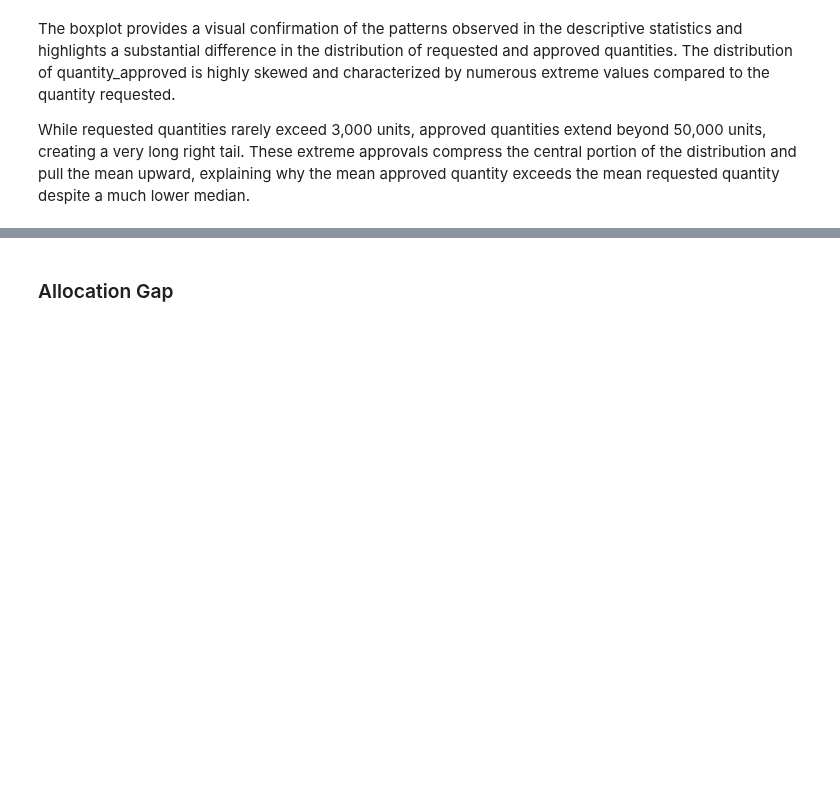
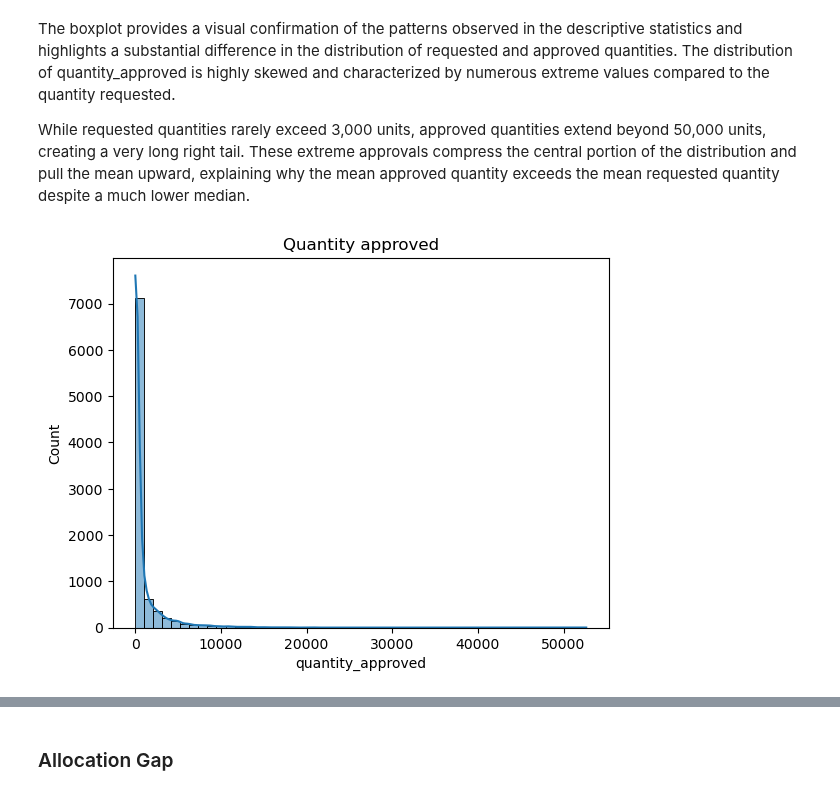
Before and after one commit to gerard-bisama/data-analytics-project, a Jupyter notebook: eda/eda_test_qty.ipynb, the cells around one changed output, grey strips where cells are left out. Drawn from its saved outputs; the diff is of its cells as text; code cells hidden in the pictures; blank space fills up the shorter version.

```diff
--- a/eda/eda_test_qty.ipynb
+++ b/eda/eda_test_qty.ipynb
@@ -233,3 +233,9 @@ plt.show()
 The boxplot provides a visual confirmation of the patterns observed in the descriptive statistics and highlights a substantial difference in the distribution of requested and approved quantities. The distribution of quantity_approved is highly skewed and characterized by numerous extreme values compared to the quantity requested.
 
 While requested quantities rarely exceed 3,000 units, approved quantities extend beyond 50,000 units, creating a very long right tail. These extreme approvals compress the central portion of the distribution and pull the mean upward, explaining why the mean approved quantity exceeds the mean requested quantity despite a much lower median.
+# %%
+sns.histplot(df_analysis_quantities["quantity_approved"], bins=50, kde=True)
+plt.title('Quantity approved');
+plt.show()
+# %% [output]
+[figure, added]
```
Also changed, not shown: parts of 11 cells of this notebook, 9 other files.
